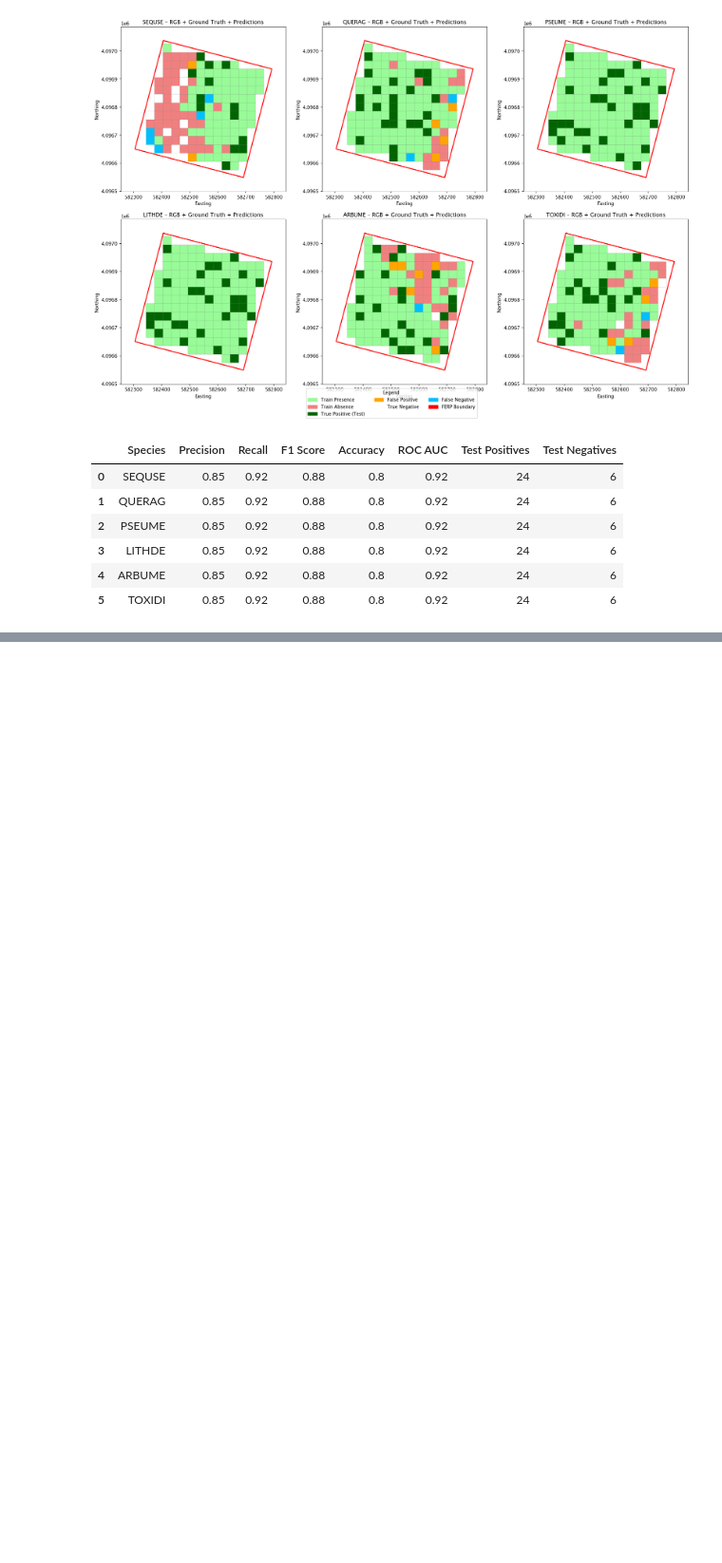
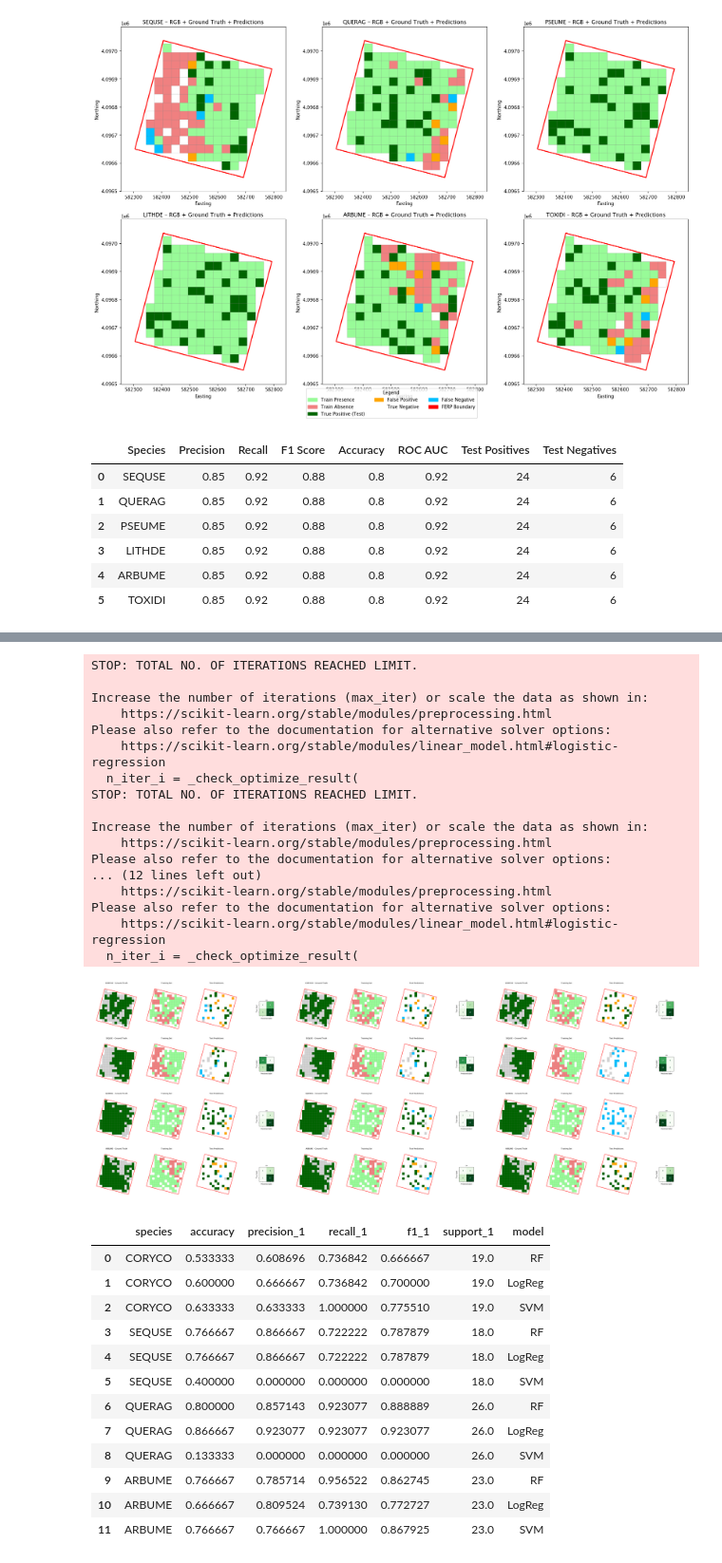
Before and after one commit to dangause/rs-hsi-botany, a Jupyter notebook: notebooks/ml_classifier.ipynb, the cells around one changed output, grey strips where cells are left out. Shown at 95% size. Cells and saved outputs as stored; diff of their text form; code cells hidden in the pictures; blank space fills up the shorter version.

Commit message:
uv updates, modeling notebooks updates

```diff
--- a/notebooks/ml_classifier.ipynb
+++ b/notebooks/ml_classifier.ipynb
@@ -1106,0 +1392,73 @@ display(results_df)
+# %%
+from sklearn.ensemble import RandomForestClassifier
+from sklearn.linear_model import LogisticRegression
+from sklearn.svm import SVC
+
+models = {
+    "RF": RandomForestClassifier(n_estimators=100, class_weight="balanced", random_state=42),
+    "LogReg": LogisticRegression(max_iter=1000, class_weight="balanced"),
+    "SVM": SVC(probability=True, class_weight="balanced")
+}
+
+species_list = ['CORYCO', 'SEQUSE', 'QUERAG', 'ARBUME']
+
+nrows = len(species_list)
+ncols = 4 * len(models)
+
+fig, axes = plt.subplots(nrows, ncols, figsize=(4.5 * ncols, 5 * nrows))
+results_all = []
+
+for i, species in enumerate(species_list):
+    for j, (model_name, model_obj) in enumerate(models.items()):
+        ax_row = axes[i, 4*j:4*(j+1)]
+        result = classify_and_plot_species(
+            species_code=species,
+            model=model_obj,
+            ax_row=ax_row,
+            image=image,
+            transform=transform,
+            grid=grid.copy(),  # use a fresh copy for each model
+            ferp_boundary_enmap=ferp_boundary_enmap,
+            xlim=xlim,
+            ylim=ylim
+        )
+        result["model"] = model_name
+        results_all.append(result)
+
+plt.tight_layout()
+plt.show()
+
+results_df = pd.DataFrame(results_all)
+display(results_df)
+# %% [output]
+STOP: TOTAL NO. OF ITERATIONS REACHED LIMIT.
+
+Increase the number of iterations (max_iter) or scale the data as shown in:
+    https://scikit-learn.org/stable/modules/preprocessing.html
+Please also refer to the documentation for alternative solver options:
+    https://scikit-learn.org/stable/modules/linear_model.html#logistic-regression
+  n_iter_i = _check_optimize_result(
+STOP: TOTAL NO. OF ITERATIONS REACHED LIMIT.
+
+Increase the number of iterations (max_iter) or scale the data as shown in:
+    https://scikit-learn.org/stable/modules/preprocessing.html
+Please also refer to the documentation for alternative solver options:
+... (12 lines left out)
+    https://scikit-learn.org/stable/modules/preprocessing.html
+Please also refer to the documentation for alternative solver options:
+    https://scikit-learn.org/stable/modules/linear_model.html#logistic-regression
+  n_iter_i = _check_optimize_result(
+[figure, added]
+|  | species | accuracy | precision_1 | recall_1 | f1_1 | support_1 | model |
+| 0 | CORYCO | 0.533333 | 0.608696 | 0.736842 | 0.666667 | 19.0 | RF |
+| 1 | CORYCO | 0.600000 | 0.666667 | 0.736842 | 0.700000 | 19.0 | LogReg |
+| 2 | CORYCO | 0.633333 | 0.633333 | 1.000000 | 0.775510 | 19.0 | SVM |
+| 3 | SEQUSE | 0.766667 | 0.866667 | 0.722222 | 0.787879 | 18.0 | RF |
+| 4 | SEQUSE | 0.766667 | 0.866667 | 0.722222 | 0.787879 | 18.0 | LogReg |
+| 5 | SEQUSE | 0.400000 | 0.000000 | 0.000000 | 0.000000 | 18.0 | SVM |
+| 6 | QUERAG | 0.800000 | 0.857143 | 0.923077 | 0.888889 | 26.0 | RF |
+| 7 | QUERAG | 0.866667 | 0.923077 | 0.923077 | 0.923077 | 26.0 | LogReg |
+| 8 | QUERAG | 0.133333 | 0.000000 | 0.000000 | 0.000000 | 26.0 | SVM |
+| 9 | ARBUME | 0.766667 | 0.785714 | 0.956522 | 0.862745 | 23.0 | RF |
+| 10 | ARBUME | 0.666667 | 0.809524 | 0.739130 | 0.772727 | 23.0 | LogReg |
+| 11 | ARBUME | 0.766667 | 0.766667 | 1.000000 | 0.867925 | 23.0 | SVM |
```
Also changed, not shown: parts of 6 cells of this notebook, 3 other files.
